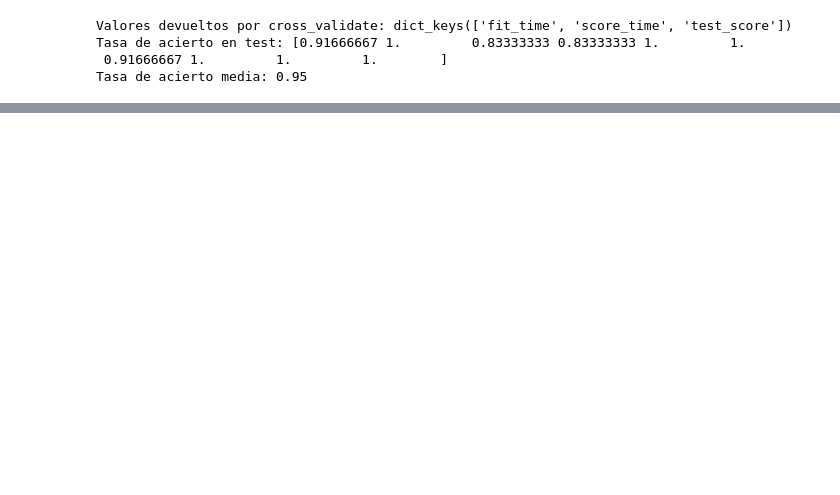
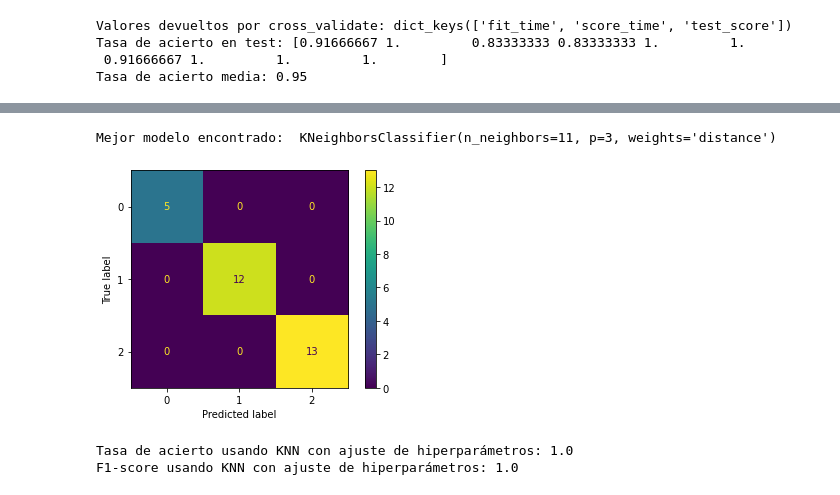
Before and after one commit to advy99/taller_osl_sklearn, a Jupyter notebook: notebook_taller.ipynb, the cells around one changed output, grey strips where cells are left out. Drawn from its saved outputs; the diff is of its cells as text; code cells hidden in the pictures; blank space fills up the shorter version.

```diff
--- a/notebook_taller.ipynb
+++ b/notebook_taller.ipynb
@@ -726,7 +787,7 @@ mpg_dataset
 # %%
-x_mpg_dataset = mpg_dataset.drop(columns = ["mpg", "car name"])
+x_mpg_dataset_original = mpg_dataset.drop(columns = ["mpg", "car name"])
 
-x_mpg_dataset = x_mpg_dataset.to_numpy()
+x_mpg_dataset = x_mpg_dataset_original.to_numpy()
 
 x_mpg_dataset[x_mpg_dataset == "?"] = np.nan
 
@@ -950,0 +1025,32 @@ plt.clf()
+# %%
+grid_knn = {
+    "n_neighbors": [3, 5, 7, 9, 11],
+    "weights": ["uniform", "distance"],
+    "algorithm": ["auto", "ball_tree", "kd_tree", "brute"],
+    "p": [1, 2, 3]
+}
+
+modelo_knn = skl.neighbors.KNeighborsClassifier()
+
+modelo_grid_search = skl.model_selection.GridSearchCV(modelo_knn, grid_knn, n_jobs = 4)
+modelo_grid_search.fit(x_train_iris, y_train_iris)
+
+print("Mejor modelo encontrado: ", modelo_grid_search.best_estimator_)
+
+predicciones_knn = modelo_grid_search.best_estimator_.predict(x_test_iris)
+
+accuracy_knn = skl.metrics.accuracy_score(predicciones_knn, y_test_iris)
+f1_knn = skl.metrics.f1_score(predicciones_knn, y_test_iris, average = "micro")
+matriz_confusion = skl.metrics.confusion_matrix(predicciones_knn, y_test_iris)
+
+mc_plot = sklearn.metrics.ConfusionMatrixDisplay(matriz_confusion)
+mc_plot.plot()
+plt.show()
+
+print("Tasa de acierto usando KNN con ajuste de hiperparámetros:", accuracy_knn)
+print("F1-score usando KNN con ajuste de hiperparámetros:", f1_knn)
+# %% [output]
+Mejor modelo encontrado:  KNeighborsClassifier(n_neighbors=11, p=3, weights='distance')
+[figure, added]
+Tasa de acierto usando KNN con ajuste de hiperparámetros: 1.0
+F1-score usando KNN con ajuste de hiperparámetros: 1.0
```
Also changed, not shown: parts of 23 cells of this notebook.
